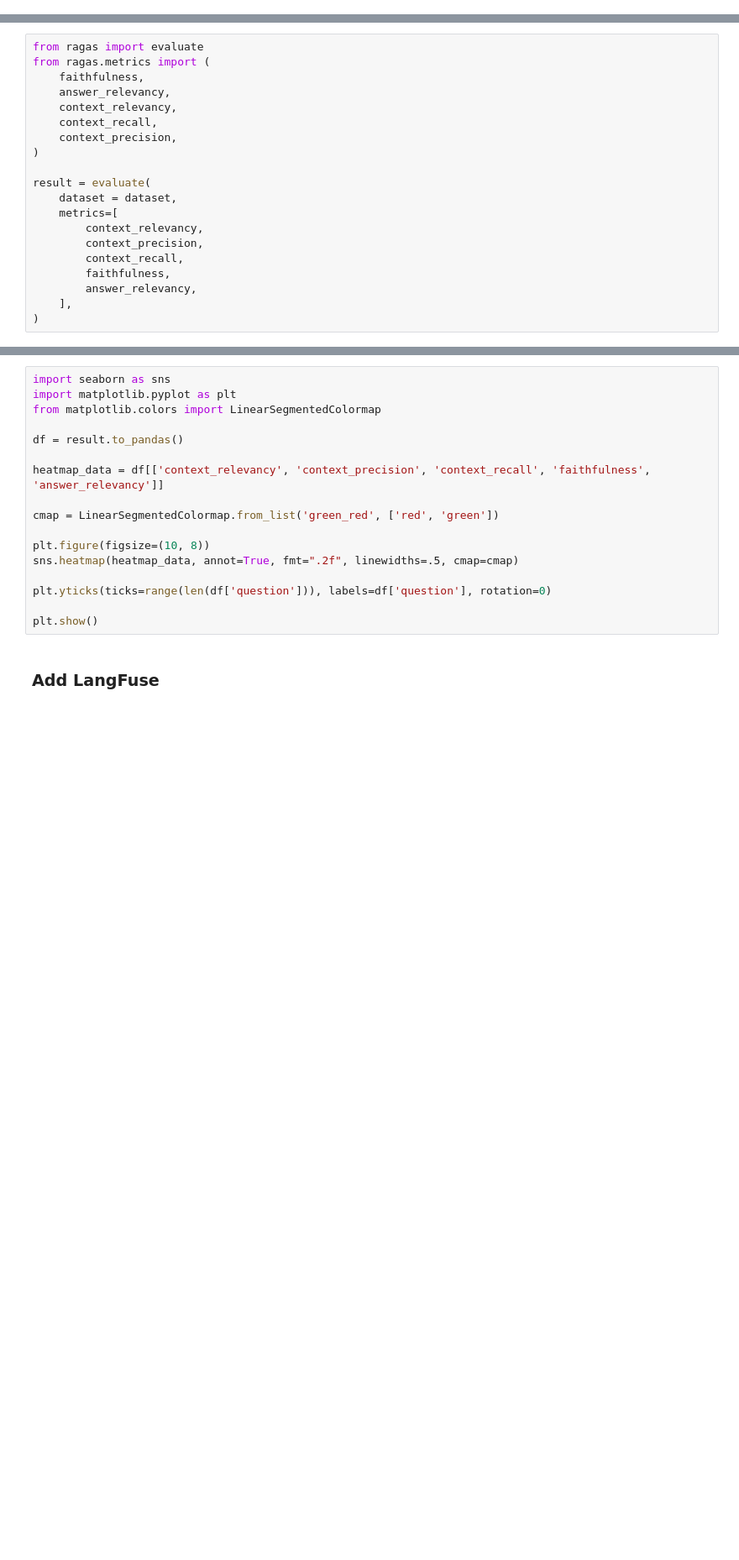
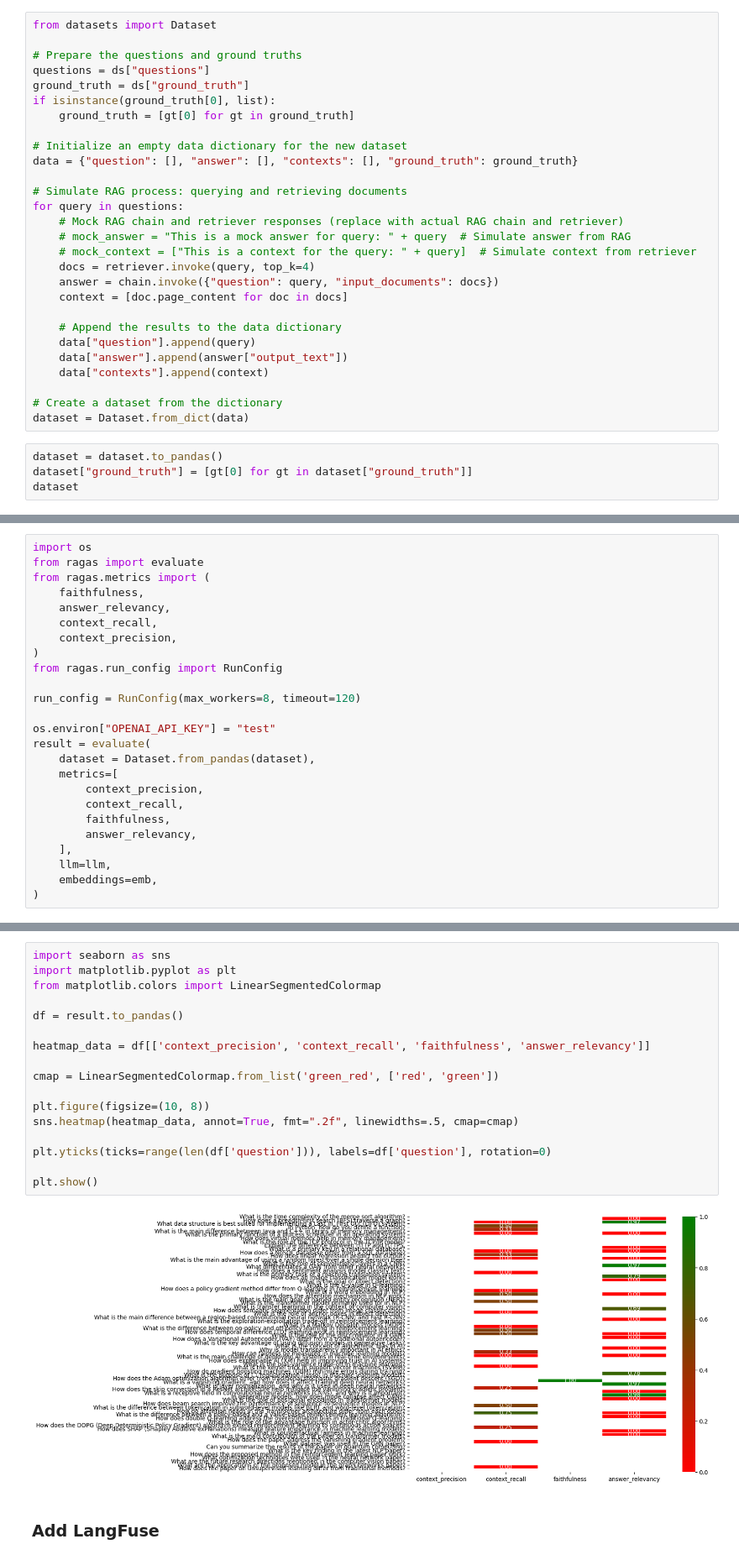
Before and after one commit to Gabriel9753/RAGXiv, a Jupyter notebook: src/test_sub/ragas.ipynb, the cells around one changed output, grey strips where cells are left out. Shown at 84% size. Drawn from its saved outputs; the diff is of its cells as text; blank space fills up the shorter version.

Commit message:
Add new chains + eval framework.

```diff
--- a/src/test_sub/ragas.ipynb
+++ b/src/test_sub/ragas.ipynb
@@ -133,0 +93,32 @@ print(dataset)
+# %%
+from datasets import Dataset
+
+# Prepare the questions and ground truths
+questions = ds["questions"]
+ground_truth = ds["ground_truth"]
+if isinstance(ground_truth[0], list):
+    ground_truth = [gt[0] for gt in ground_truth]
+
+# Initialize an empty data dictionary for the new dataset
+data = {"question": [], "answer": [], "contexts": [], "ground_truth": ground_truth}
+
+# Simulate RAG process: querying and retrieving documents
+for query in questions:
+    # Mock RAG chain and retriever responses (replace with actual RAG chain and retriever)
+    # mock_answer = "This is a mock answer for query: " + query  # Simulate answer from RAG
+    # mock_context = ["This is a context for the query: " + query]  # Simulate context from retriever
+    docs = retriever.invoke(query, top_k=4)
+    answer = chain.invoke({"question": query, "input_documents": docs})
+    context = [doc.page_content for doc in docs]
+
+    # Append the results to the data dictionary
+    data["question"].append(query)
+    data["answer"].append(answer["output_text"])
+    data["contexts"].append(context)
+
+# Create a dataset from the dictionary
+dataset = Dataset.from_dict(data)
+# %%
+dataset = dataset.to_pandas()
+dataset["ground_truth"] = [gt[0] for gt in dataset["ground_truth"]]
+dataset
@@ -134,20 +139,25 @@ print(dataset)
 # %%
+import os
 from ragas import evaluate
 from ragas.metrics import (
     faithfulness,
     answer_relevancy,
-    context_relevancy,
     context_recall,
     context_precision,
 )
+from ragas.run_config import RunConfig
 
+run_config = RunConfig(max_workers=8, timeout=120)
+
+os.environ["OPENAI_API_KEY"] = "test"
 result = evaluate(
-    dataset = dataset,
+    dataset = Dataset.from_pandas(dataset),
     metrics=[
-        context_relevancy,
         context_precision,
         context_recall,
         faithfulness,
         answer_relevancy,
     ],
+    llm=llm,
+    embeddings=emb,
 )
@@ -156,20 +212,22 @@ result.to_pandas()
 # %%
 import seaborn as sns
 import matplotlib.pyplot as plt
 from matplotlib.colors import LinearSegmentedColormap
 
 df = result.to_pandas()
 
-heatmap_data = df[['context_relevancy', 'context_precision', 'context_recall', 'faithfulness', 'answer_relevancy']]
+heatmap_data = df[['context_precision', 'context_recall', 'faithfulness', 'answer_relevancy']]
 
 cmap = LinearSegmentedColormap.from_list('green_red', ['red', 'green'])
 
 plt.figure(figsize=(10, 8))
 sns.heatmap(heatmap_data, annot=True, fmt=".2f", linewidths=.5, cmap=cmap)
 
 plt.yticks(ticks=range(len(df['question'])), labels=df['question'], rotation=0)
 
 plt.show()
+# %% [output]
+[figure, added]
 # %% [markdown]
 ### Add LangFuse
 # %%
```
Also changed, not shown: parts of 15 cells of this notebook, 17 other files.
